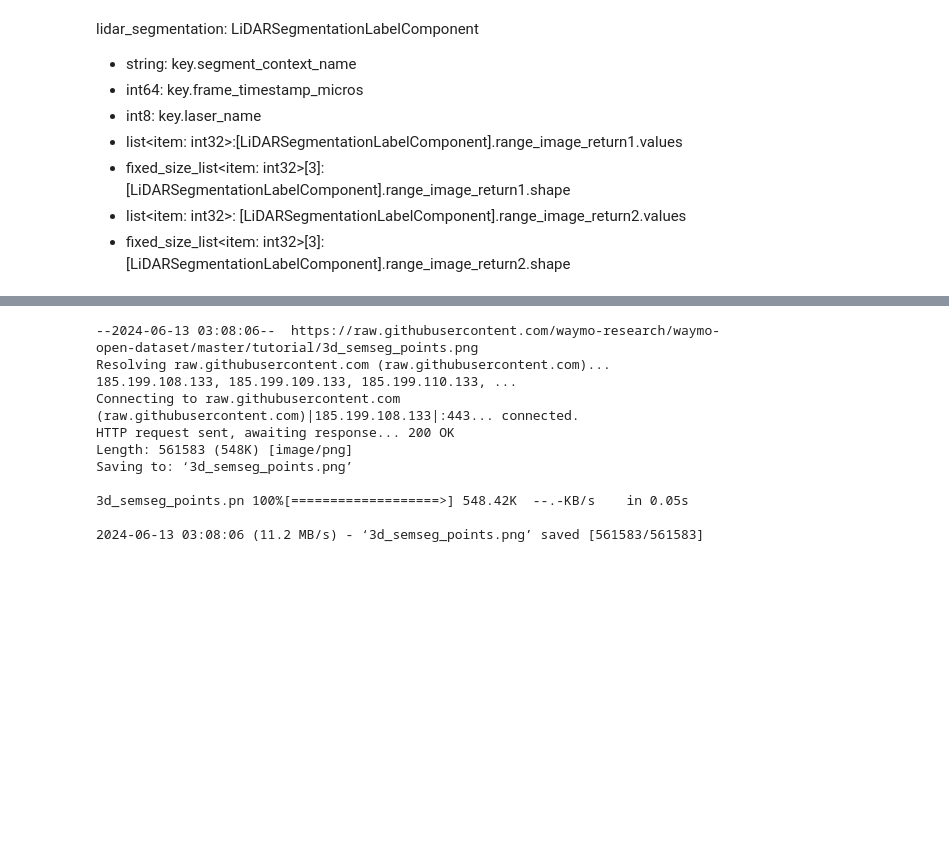
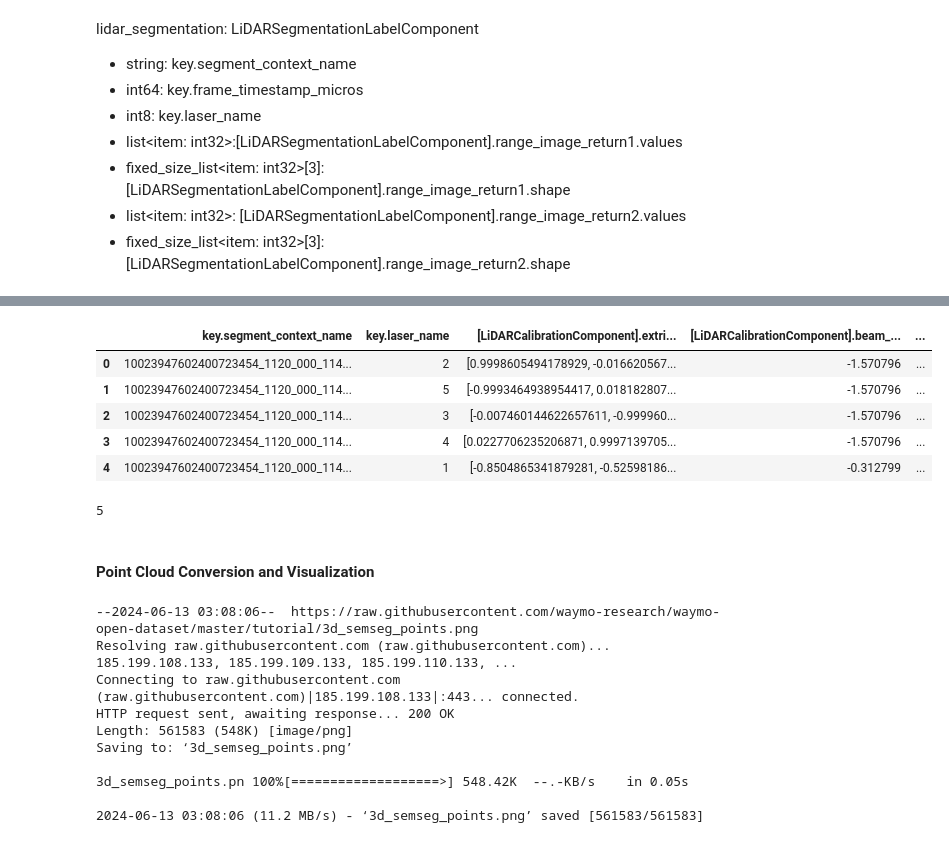
Before and after one commit to akashmat/segment3d-waymo, a Jupyter notebook: Waymo_3D_Seg_WB_1.ipynb, the cells around one changed output, grey strips where cells are left out. Cells and saved outputs as stored; diff of their text form; code cells hidden in the pictures; blank space fills up the shorter version.

```diff
--- a/Waymo_3D_Seg_WB_1.ipynb
+++ b/Waymo_3D_Seg_WB_1.ipynb
@@ -672,0 +600,15 @@ ValueError: Failed to convert a NumPy array to a Tensor (Unsupported object type
+# %%
+# Testing LiDAR Calibration Component
+lid_cal_test = read(tag='lidar_calibration')
+lid_cal_test.head()
+# %% [output]
+|  | key.segment_context_name | key.laser_name | [LiDARCalibrationComponent].extri... | [LiDARCalibrationComponent].beam_... | ... |
+| 0 | 10023947602400723454_1120_000_114... | 2 | [0.9998605494178929, -0.016620567... | -1.570796 | ... |
+| 1 | 10023947602400723454_1120_000_114... | 5 | [-0.9993464938954417, 0.018182807... | -1.570796 | ... |
+| 2 | 10023947602400723454_1120_000_114... | 3 | [-0.007460144622657611, -0.999960... | -1.570796 | ... |
+| 3 | 10023947602400723454_1120_000_114... | 4 | [0.0227706235206871, 0.9997139705... | -1.570796 | ... |
+| 4 | 10023947602400723454_1120_000_114... | 1 | [-0.8504865341879281, -0.52598186... | -0.312799 | ... |
+# %%
+lid_cal_test.shape[0].compute()
+# %% [output]
+5
@@ -673 +617,3 @@ ValueError: Failed to convert a NumPy array to a Tensor (Unsupported object type
+# %% [markdown]
+#### Point Cloud Conversion and Visualization
 # %%
```
Also changed, not shown: parts of 18 cells of this notebook.
